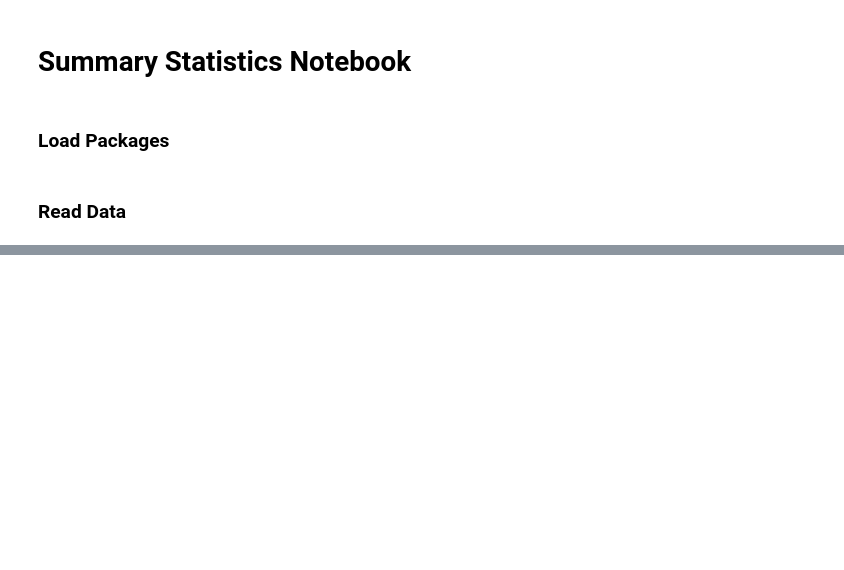
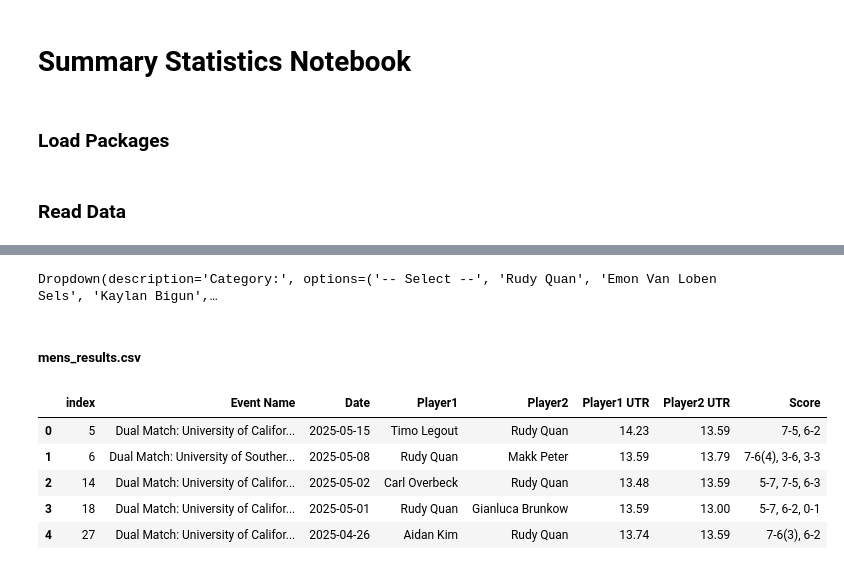
Before and after one commit to cjgimena/consulting-spring2025, a Jupyter notebook: season_report/summary_page/summary.ipynb, the cells around one changed output, grey strips where cells are left out. Saved outputs shown, nothing was run; the diff lists cells and outputs as text; code cells hidden in the pictures; blank space fills up the shorter version.

```diff
--- a/season_report/summary_page/summary.ipynb
+++ b/season_report/summary_page/summary.ipynb
@@ -88,0 +15,12 @@ avg_service_game_duration
+# %%
+# Dropdown with a non-valid default option
+choose_player_dropdown = widgets.Dropdown(
+    options=['-- Select --', 'Rudy Quan', 'Emon Van Loben Sels', 'Kaylan Bigun', 'Alexander Hoogmartens',
+             'Spencer Johnson', 'Aadarsh Tripathi', 'Giacomo Revelli', 'Gianluca Ballotta'],
+    value='-- Select --',
+    description='Category:'
+)
+
+display(choose_player_dropdown)
+# %% [output]
+Dropdown(description='Category:', options=('-- Select --', 'Rudy Quan', 'Emon Van Loben Sels', 'Kaylan Bigun',…
@@ -88,0 +41,30 @@ avg_service_game_duration
+# %% [markdown]
+##### mens_results.csv
+# %%
+# Subset 2024-2025 Season Matches!
+mens_results = pd.read_csv('../../data/mens/mens_results.csv')[:253]
+
+# Change Date Format
+mens_results['Date'] = pd.to_datetime(mens_results['Date'])
+
+# Function to Filter by Player and School Matches Only
+def filter_player(data, player_name):
+
+    # Filter for player_name
+    data = data[(data['Player1'] == player_name) | (data['Player2'] == player_name)]
+
+    # Filter for only school events
+    data = data[data['Event Name'].str.startswith(('Dual Match', '2024 ITA', '2024-25 NCAA Division'))]
+    return data
+
+
+mens_results_player = filter_player(mens_results, player_name).drop_duplicates().reset_index()
+# %%
+mens_results_player.head()
+# %% [output]
+|  | index | Event Name | Date | Player1 | Player2 | Player1 UTR | Player2 UTR | Score |
+| 0 | 5 | Dual Match: University of Califor... | 2025-05-15 | Timo Legout | Rudy Quan | 14.23 | 13.59 | 7-5, 6-2 |
+| 1 | 6 | Dual Match: University of Souther... | 2025-05-08 | Rudy Quan | Makk Peter | 13.59 | 13.79 | 7-6(4), 3-6, 3-3 |
+| 2 | 14 | Dual Match: University of Califor... | 2025-05-02 | Carl Overbeck | Rudy Quan | 13.48 | 13.59 | 5-7, 7-5, 6-3 |
+| 3 | 18 | Dual Match: University of Califor... | 2025-05-01 | Rudy Quan | Gianluca Brunkow | 13.59 | 13.00 | 5-7, 6-2, 0-1 |
+| 4 | 27 | Dual Match: University of Califor... | 2025-04-26 | Aidan Kim | Rudy Quan | 13.74 | 13.59 | 7-6(3), 6-2 |
```
Also changed, not shown: parts of 109 cells of this notebook, 13 other files.
